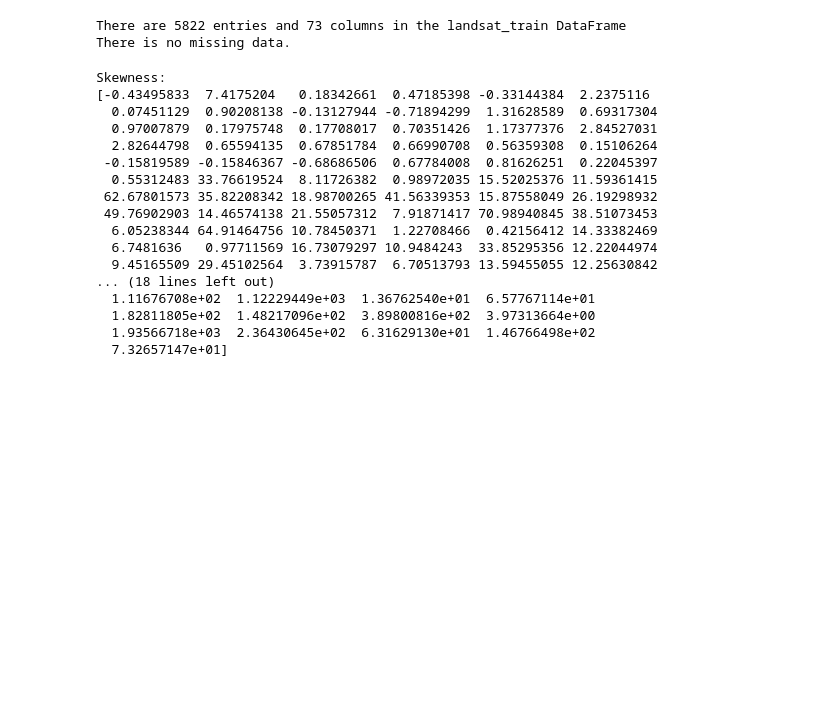
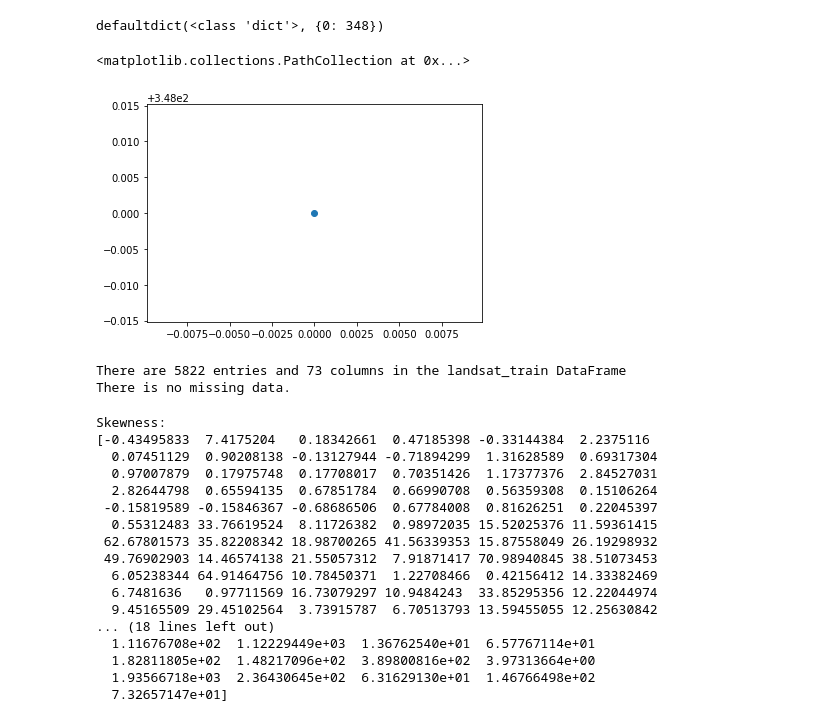
Before and after one commit to jinrainyyy/DME, a Jupyter notebook: project.ipynb, the cells around one changed output. Cells and saved outputs as stored; diff of their text form; code cells hidden in the pictures; blank space fills up the shorter version.

```diff
--- a/project.ipynb
+++ b/project.ipynb
@@ -34,3 +86,11 @@ y_test = pd.read_csv(y_test_path, delimiter = ' ',header=None)
+# %%
+Counter(landsat_train_original["PWERKT"])
+draw_relation("PWERKT")
+plt.scatter(0,348)
+# %% [output]
+defaultdict(<class 'dict'>, {0: 348})
+<matplotlib.collections.PathCollection at 0x...>
+[figure, added]
 # %%
 sample_num = landsat_train.shape[0]
 feature_num = landsat_train.shape[1]-1
```
Also changed, not shown: parts of 11 cells of this notebook.
